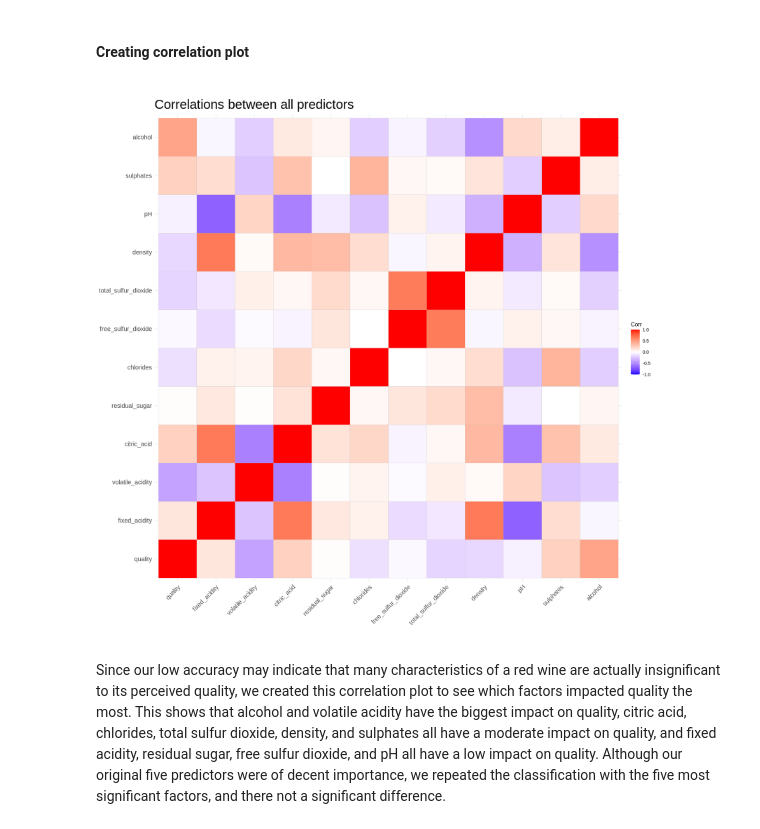
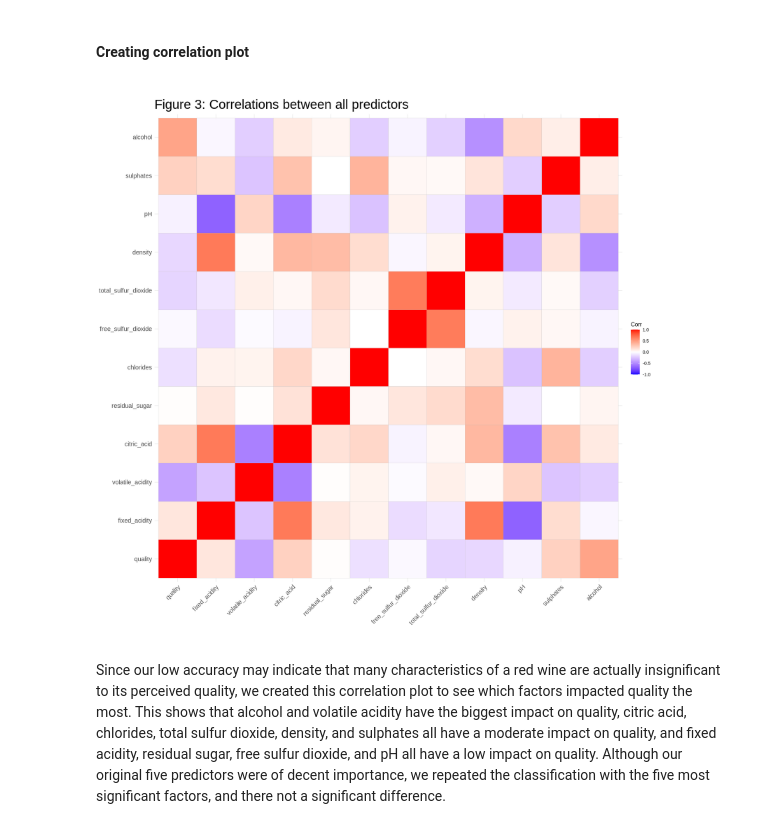
Before and after one commit to farazht/classifying-red-wine-quality, a Jupyter notebook: Group Report.ipynb, the cells around one changed output. Drawn from its saved outputs; the diff is of its cells as text; code cells hidden in the pictures.

```diff
--- a/Group Report.ipynb
+++ b/Group Report.ipynb
@@ -297,16 +320,17 @@ Accuracy with all 11 predictors, 2 neighbors:
 # %% [markdown]
 #### Creating correlation plot
 # %%
-# generating correlation plot to determine most important factors
+# changing quality from factor to numeric, putting it in first column
 redwine_corrplot <- redwine_train_all |>
     mutate(quality = as.numeric(quality)) |>
     select(quality, everything())
 
+# generating correlation plot to determine most important factors
 ggcorrplot(cor(redwine_corrplot)) +
-    ggtitle("Correlations between all predictors") +
+    ggtitle("Figure 3: Correlations between all predictors") +
     theme(plot.title = element_text(size = 25))
 # %% [output]
-[figure, old version]
+[figure, new version]
 # %% [markdown]
 Since our low accuracy may indicate that many characteristics of a red wine are actually insignificant to its perceived quality, we created this correlation plot to see which factors impacted quality the most. This shows that alcohol and volatile acidity have the biggest impact on quality, citric acid, chlorides, total sulfur dioxide, density, and sulphates all have a moderate impact on quality, and fixed acidity, residual sugar, free sulfur dioxide, and pH all have a low impact on quality. Although our original five predictors were of decent importance, we repeated the classification with the five most significant factors, and there not a significant difference.
 # %% [markdown]
```
Also changed, not shown: parts of 15 cells of this notebook.
